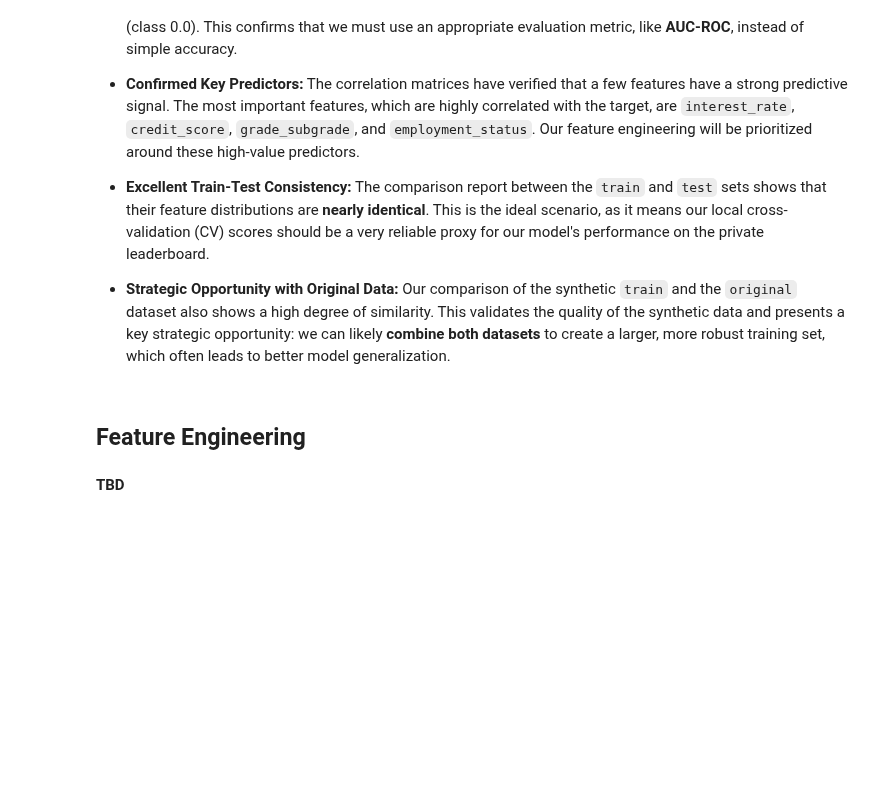
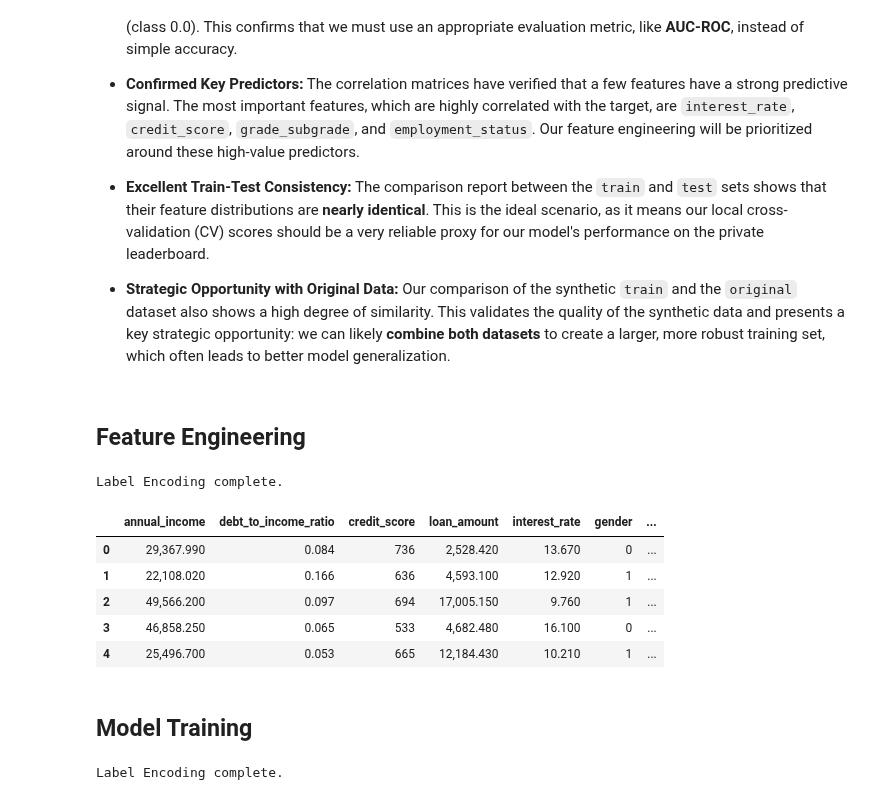
Before and after one commit to SteveTarter/kaggle-playground-series, a Jupyter notebook: 2025/s5e11/Predicting Loan Payback (S5E11).ipynb, the cells around one changed output. Saved outputs shown, nothing was run; the diff lists cells and outputs as text; code cells hidden in the pictures; blank space fills up the shorter version.

Commit message:
Add feature engineering and initial LightGBM-based model.
This corresponds with version 8 of this notebook on the Kaggle competition site.

```diff
--- a/2025/s5e11/Predicting Loan Payback (S5E11).ipynb
+++ b/2025/s5e11/Predicting Loan Payback (S5E11).ipynb
@@ -733,5 +742,3 @@ Our deep dive using ydata_profiling and comparative analysis has moved beyond hy
 *    **Strategic Opportunity with Original Data:** Our comparison of the synthetic `train` and the `original` dataset also shows a high degree of similarity. This validates the quality of the synthetic data and presents a key strategic opportunity: we can likely **combine both datasets** to create a larger, more robust training set, which often leads to better model generalization.
 # %% [markdown]
 ## Feature Engineering
-# %% [markdown]
-**TBD**
@@ -737,0 +840,21 @@ Our deep dive using ydata_profiling and comparative analysis has moved beyond hy
+# %%
+fe_df = feature_engineer(training_df, fit = True)
+
+fe_df.head()
+# %% [output]
+Label Encoding complete.
+|  | annual_income | debt_to_income_ratio | credit_score | loan_amount | interest_rate | gender | ... |
+| 0 | 29,367.990 | 0.084 | 736 | 2,528.420 | 13.670 | 0 | ... |
+| 1 | 22,108.020 | 0.166 | 636 | 4,593.100 | 12.920 | 1 | ... |
+| 2 | 49,566.200 | 0.097 | 694 | 17,005.150 | 9.760 | 1 | ... |
+| 3 | 46,858.250 | 0.065 | 533 | 4,682.480 | 16.100 | 0 | ... |
+| 4 | 25,496.700 | 0.053 | 665 | 12,184.430 | 10.210 | 1 | ... |
+# %% [markdown]
+## Model Training
+# %%
+# Define Features (X) and Target (y) ---
+X = fe_df.copy().drop(TARGET, axis=1, errors = "ignore")
+y = fe_df[TARGET].astype(int)
+X_test = feature_engineer(test_df, fit = False)
+# %% [output]
+Label Encoding complete.
```
Also changed, not shown: parts of 11 cells of this notebook, 4 other files.
